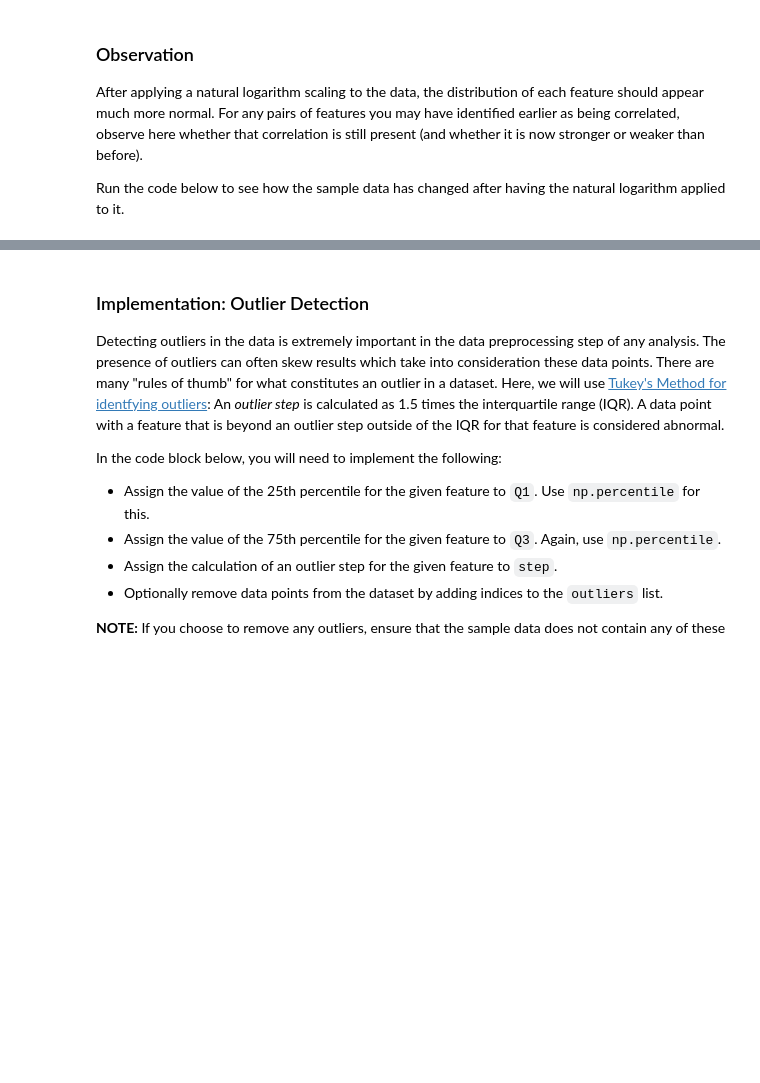
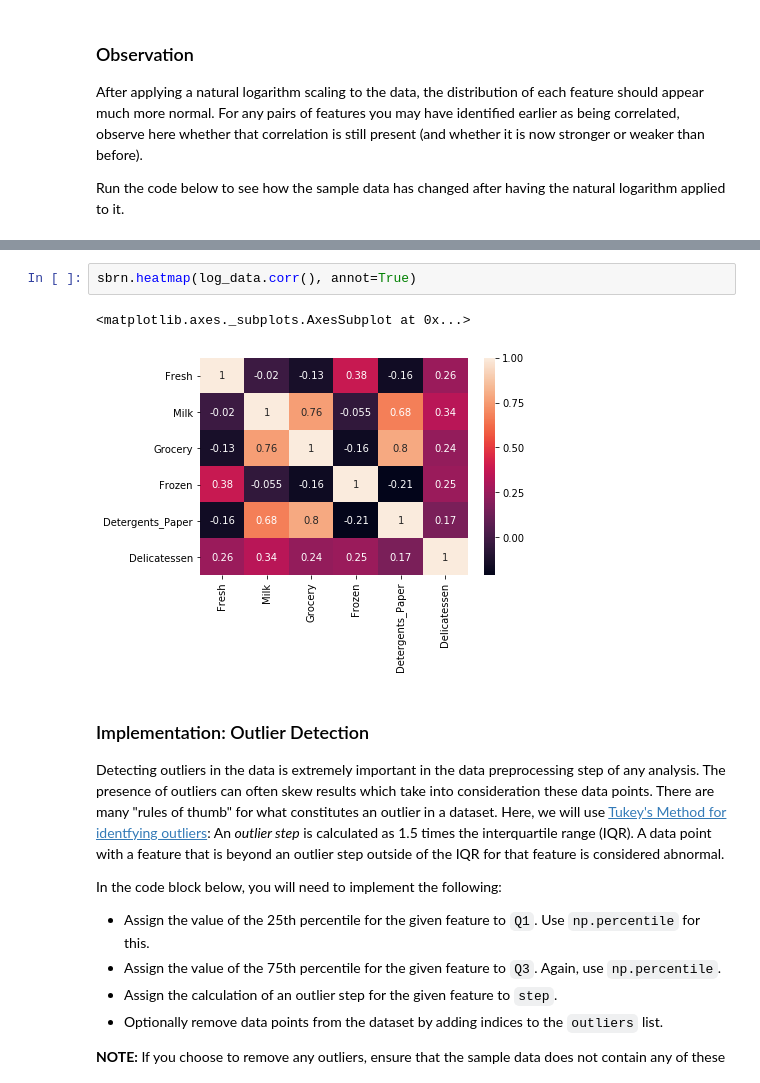
Before and after one commit to anton-mironenko/machine-learning, a Jupyter notebook: projects/customer_segments/customer_segments.ipynb, the cells around one changed output, grey strips where cells are left out. Saved outputs shown, nothing was run; the diff lists cells and outputs as text; blank space fills up the shorter version.

```diff
--- a/projects/customer_segments/customer_segments.ipynb
+++ b/projects/customer_segments/customer_segments.ipynb
@@ -234,3 +243,8 @@ display(log_samples)
+# %%
+sbrn.heatmap(log_data.corr(), annot=True)
+# %% [output]
+<matplotlib.axes._subplots.AxesSubplot at 0x...>
+[figure, added]
 # %% [markdown]
 ### Implementation: Outlier Detection
 Detecting outliers in the data is extremely important in the data preprocessing step of any analysis. The presence of outliers can often skew results which take into consideration these data points. There are many "rules of thumb" for what constitutes an outlier in a dataset. Here, we will use [Tukey's Method for identfying outliers](http://datapigtechnologies.com/blog/index.php/highlighting-outliers-in-your-data-with-the-tukey-method/): An *outlier step* is calculated as 1.5 times the interquartile range (IQR). A data point with a feature that is beyond an outlier step outside of the IQR for that feature is considered abnormal.
```
Also changed, not shown: parts of 25 cells of this notebook.
